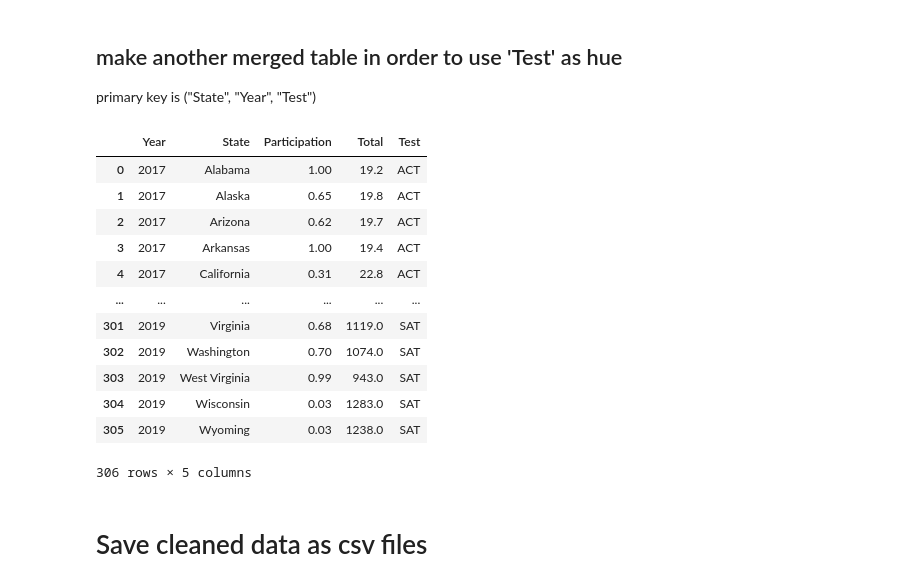
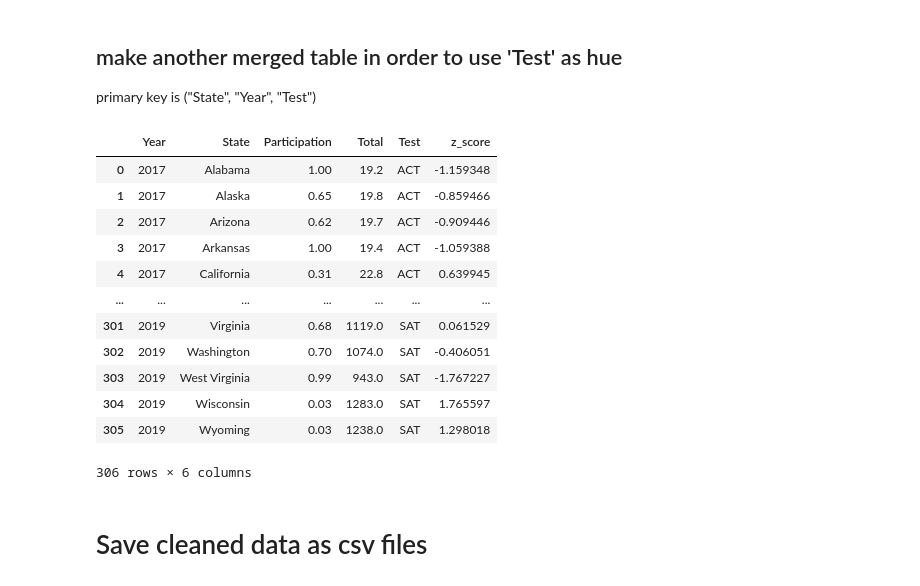
Before and after one commit to nozomiyamada/DSI2, a Jupyter notebook: project_1/data_cleaning.ipynb, the cells around one changed output. Saved outputs shown, nothing was run; the diff lists cells and outputs as text; code cells hidden in the pictures.

```diff
--- a/project_1/data_cleaning.ipynb
+++ b/project_1/data_cleaning.ipynb
@@ -323,0 +332,13 @@ memory usage: 7.3+ KB
+# %%
+## implement function by myself
+def z_score(value_list):
+    m = np.mean(value_list)
+    s = np.std(value_list)
+    return [(x-m)/s for x in value_list]
+# %%
+## calculate z-score of each years: ACT
+## return type is list, it can +
+act['z_score'] = \
+    z_score(act[act.Year==2017]['Composite']) +\
+    z_score(act[act.Year==2018]['Composite']) +\
+    z_score(act[act.Year==2019]['Composite'])
@@ -323,0 +361,9 @@ memory usage: 7.3+ KB
+# %%
+## calculate z-score of each years: SAT
+## return type is list, it can +
+sat['z_score'] = \
+    z_score(sat[sat.Year==2017]['Total']) +\
+    z_score(sat[sat.Year==2018]['Total']) +\
+    z_score(sat[sat.Year==2019]['Total'])
+
+sat
@@ -370,28 +432,28 @@ primary key is ("State", "Year", "Test")
 # %%
 ## add "Test" columns
 act['Test'] = 'ACT'
 sat['Test'] = 'SAT'
 
 ## rename "Compostie" as "Total" to be consistent with SAT
 both2 = pd.concat([
     act.rename(columns={'Composite':'Total'}),
     sat
-]).reset_index(drop=True)[['Year','State','Participation','Total','Test']] ## remove columns of each subject
+]).reset_index(drop=True)[['Year','State','Participation','Total','Test','z_score']] ## remove columns of each subject
 both2
 # %% [output]
-|  | Year | State | Participation | Total | Test |
-| 0 | 2017 | Alabama | 1.00 | 19.2 | ACT |
-| 1 | 2017 | Alaska | 0.65 | 19.8 | ACT |
-| 2 | 2017 | Arizona | 0.62 | 19.7 | ACT |
-| 3 | 2017 | Arkansas | 1.00 | 19.4 | ACT |
-| 4 | 2017 | California | 0.31 | 22.8 | ACT |
-| ... | ... | ... | ... | ... | ... |
-| 301 | 2019 | Virginia | 0.68 | 1119.0 | SAT |
-| 302 | 2019 | Washington | 0.70 | 1074.0 | SAT |
-| 303 | 2019 | West Virginia | 0.99 | 943.0 | SAT |
-| 304 | 2019 | Wisconsin | 0.03 | 1283.0 | SAT |
-| 305 | 2019 | Wyoming | 0.03 | 1238.0 | SAT |
+|  | Year | State | Participation | Total | Test | z_score |
+| 0 | 2017 | Alabama | 1.00 | 19.2 | ACT | -1.159348 |
+| 1 | 2017 | Alaska | 0.65 | 19.8 | ACT | -0.859466 |
+| 2 | 2017 | Arizona | 0.62 | 19.7 | ACT | -0.909446 |
+| 3 | 2017 | Arkansas | 1.00 | 19.4 | ACT | -1.059388 |
+| 4 | 2017 | California | 0.31 | 22.8 | ACT | 0.639945 |
+| ... | ... | ... | ... | ... | ... | ... |
+| 301 | 2019 | Virginia | 0.68 | 1119.0 | SAT | 0.061529 |
+| 302 | 2019 | Washington | 0.70 | 1074.0 | SAT | -0.406051 |
+| 303 | 2019 | West Virginia | 0.99 | 943.0 | SAT | -1.767227 |
+| 304 | 2019 | Wisconsin | 0.03 | 1283.0 | SAT | 1.765597 |
+| 305 | 2019 | Wyoming | 0.03 | 1238.0 | SAT | 1.298018 |
-306 rows × 5 columns
+306 rows × 6 columns
 # %% [markdown]
 # Save cleaned data as csv files
 # %%
```
Also changed, not shown: parts of 5 cells of this notebook, 4 other files.
